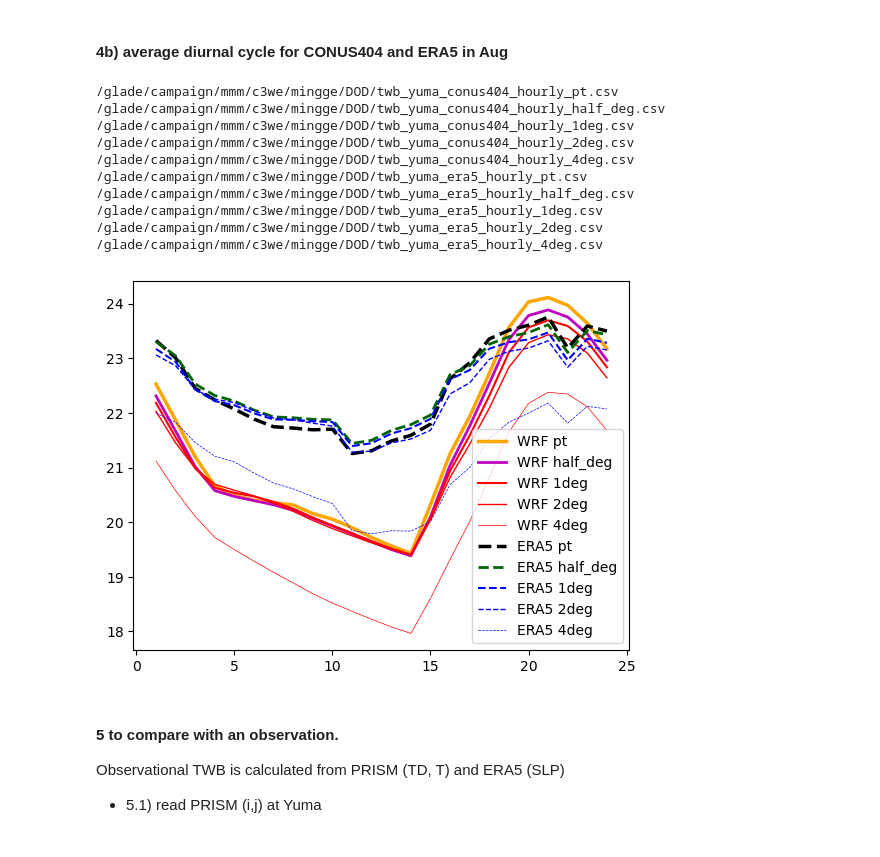
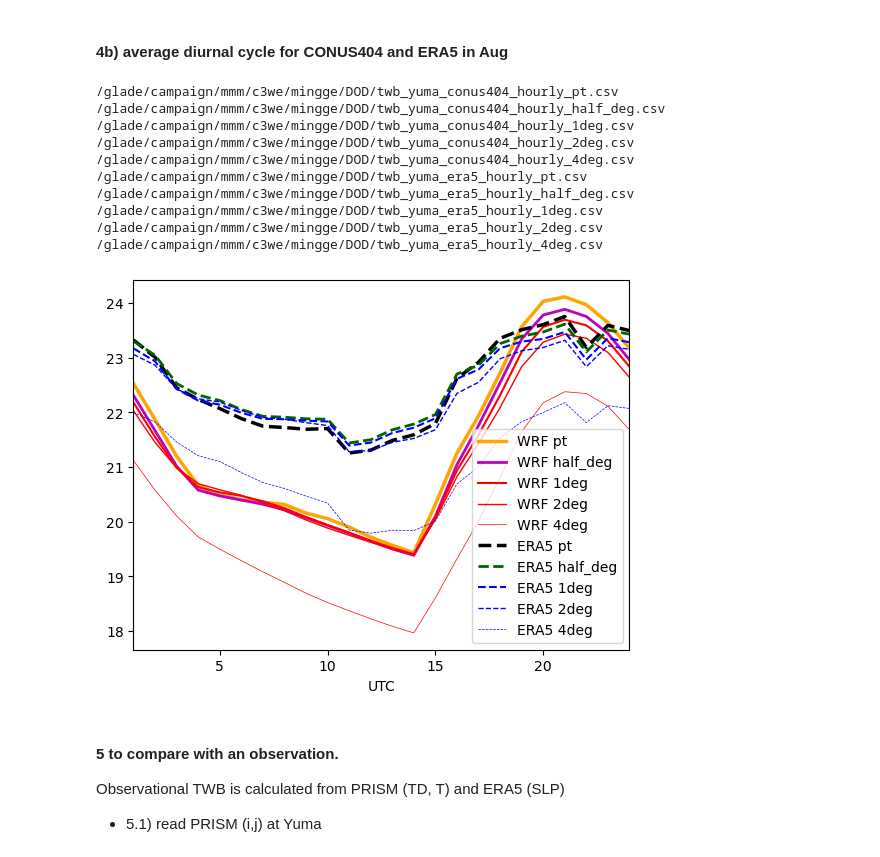
Before and after one commit to ming80302/DOD, a Jupyter notebook: twb_era5_conus404_ob.ipynb, the cells around one changed output. Drawn from its saved outputs; the diff is of its cells as text; code cells hidden in the pictures.

```diff
--- a/twb_era5_conus404_ob.ipynb
+++ b/twb_era5_conus404_ob.ipynb
@@ -343,7 +343,7 @@ for method in method_1d:
         ct = ct + 1
 
     plt.ylabel('TWB (' + method + ')')
-
+    plt.xlabel('quantile')
     plt.legend()
     plt.show()
 # %% [output]
@@ -404,34 +365,36 @@ for flnm in flnm_i_1d:
     df.index = pd.to_datetime(df.index, format='%Y-%m-%d %H')
     df['hour'] = df.index.hour
     df['month'] =  df.index.month
 
     ind_m = df.groupby('month').get_group((8)).index
     df_m =  df.loc[ind_m]
     df_h =  df_m.groupby('hour').mean()
 
     if "conus" in flnm:
         Tdiurnal= df_h['Yuma'] - 273.15
     else:
         Tdiurnal= df_h['Yuma']
 
     plt.plot(range(1,25), Tdiurnal, label =colum_1d[ct] , linestyle= style_l[ct],
                  color = color_l[ct],linewidth = lw_l[ct])
     ct = ct +1
 
+plt.xlabel('UTC')
+plt.xlim([1, 24])
 plt.legend()
 plt.show()
 # %% [output]
 /glade/campaign/mmm/c3we/mingge/DOD/twb_yuma_conus404_hourly_pt.csv
 /glade/campaign/mmm/c3we/mingge/DOD/twb_yuma_conus404_hourly_half_deg.csv
 /glade/campaign/mmm/c3we/mingge/DOD/twb_yuma_conus404_hourly_1deg.csv
 /glade/campaign/mmm/c3we/mingge/DOD/twb_yuma_conus404_hourly_2deg.csv
 /glade/campaign/mmm/c3we/mingge/DOD/twb_yuma_conus404_hourly_4deg.csv
 /glade/campaign/mmm/c3we/mingge/DOD/twb_yuma_era5_hourly_pt.csv
 /glade/campaign/mmm/c3we/mingge/DOD/twb_yuma_era5_hourly_half_deg.csv
 /glade/campaign/mmm/c3we/mingge/DOD/twb_yuma_era5_hourly_1deg.csv
 /glade/campaign/mmm/c3we/mingge/DOD/twb_yuma_era5_hourly_2deg.csv
 /glade/campaign/mmm/c3we/mingge/DOD/twb_yuma_era5_hourly_4deg.csv
-[figure, old version]
+[figure, new version]
 # %% [markdown]
 #### 5 to compare with an observation.
 Observational TWB is calculated from PRISM (TD, T) and ERA5 (SLP)
```
Also changed, not shown: parts of 2 cells of this notebook.
